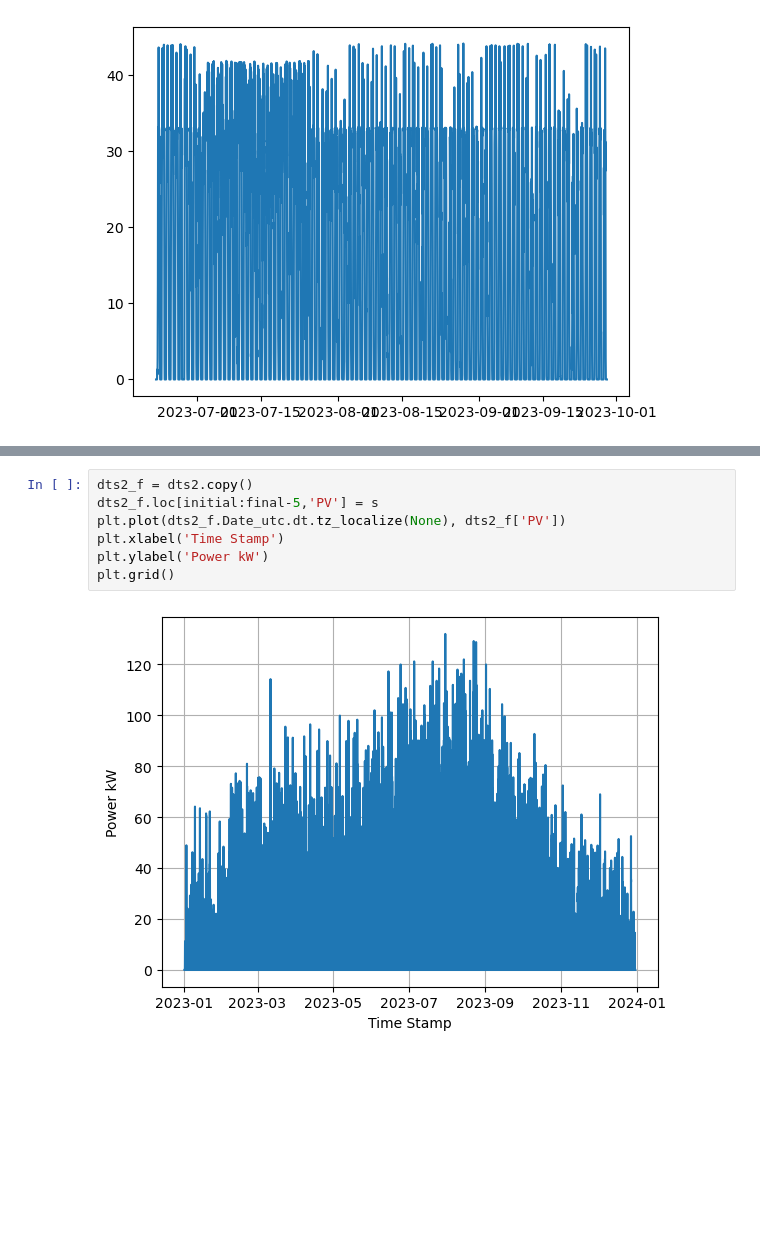
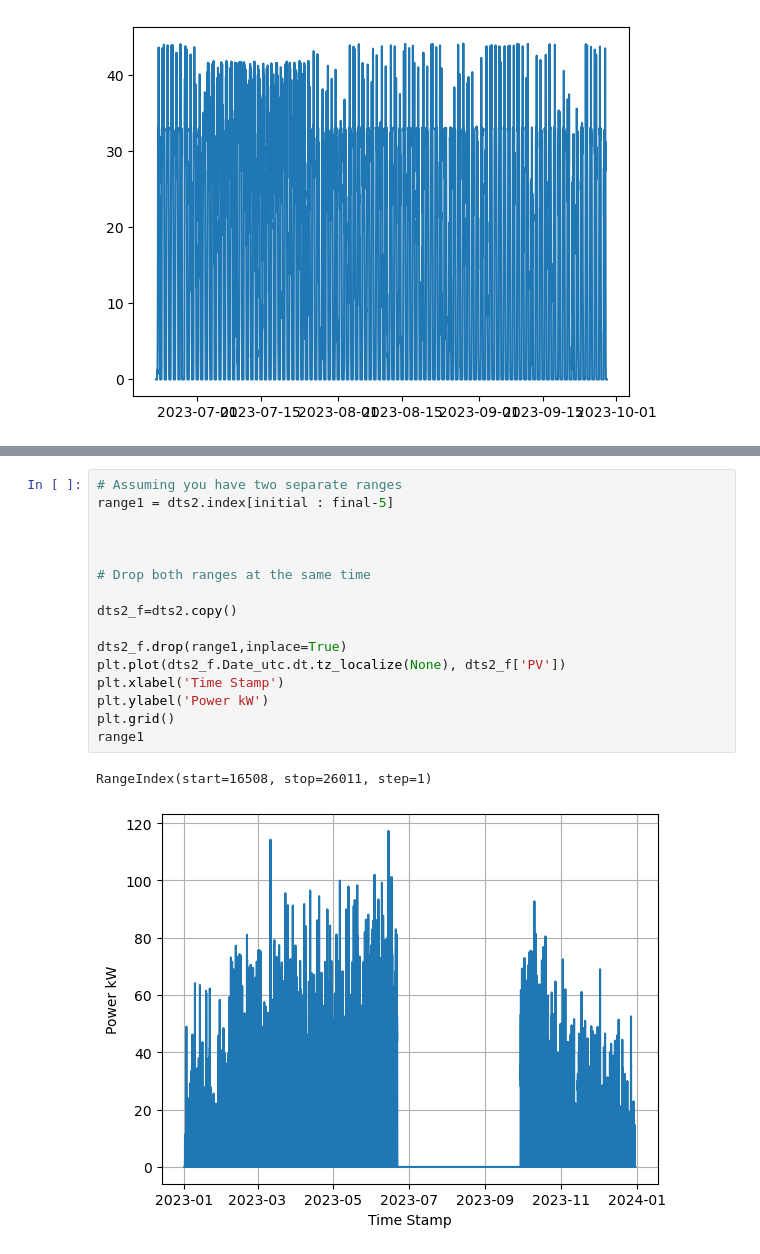
Before and after one commit to SpongeStark/Pre-PhD, a Jupyter notebook: demo/Data_exploration.ipynb, the cells around one changed output, grey strips where cells are left out. Drawn from its saved outputs; the diff is of its cells as text; blank space fills up the shorter version.

```diff
--- a/demo/Data_exploration.ipynb
+++ b/demo/Data_exploration.ipynb
@@ -226,12 +169,22 @@ plt.plot(s)
 # %%
-dts2_f = dts2.copy()
-dts2_f.loc[initial:final-5,'PV'] = s
+# Assuming you have two separate ranges
+range1 = dts2.index[initial : final-5]
+
+
+
+# Drop both ranges at the same time
+
+dts2_f=dts2.copy()
+
+dts2_f.drop(range1,inplace=True)
 plt.plot(dts2_f.Date_utc.dt.tz_localize(None), dts2_f['PV'])
 plt.xlabel('Time Stamp')
 plt.ylabel('Power kW')
 plt.grid()
+range1
 # %% [output]
+RangeIndex(start=16508, stop=26011, step=1)
-[figure, old version]
+[figure, new version]
 # %%
 data_set = pd.concat([dts1_f,dts2_f,dts3])
 plt.plot(data_set.Date_utc.dt.tz_localize(None), data_set['PV'])
```
Also changed, not shown: parts of 15 cells of this notebook.
